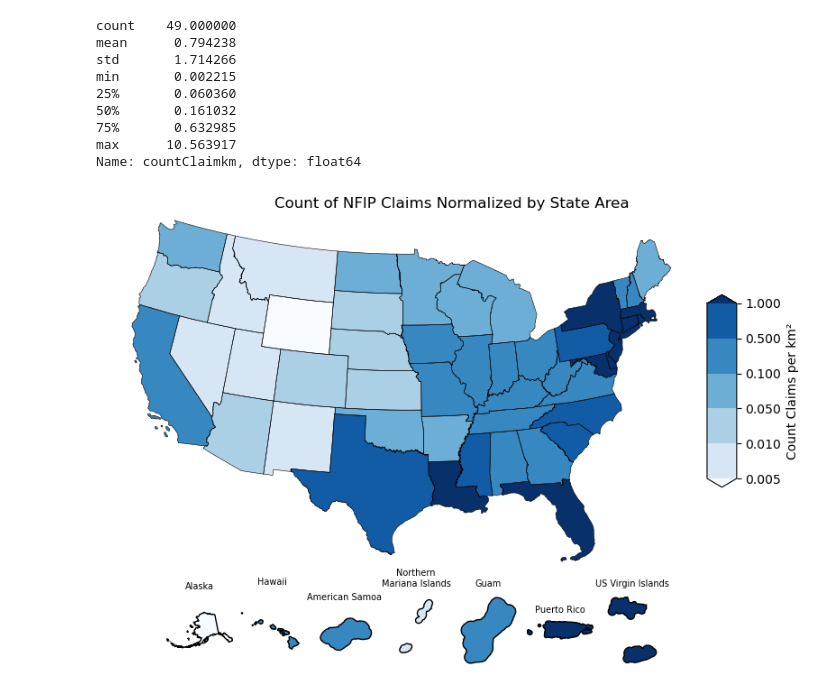
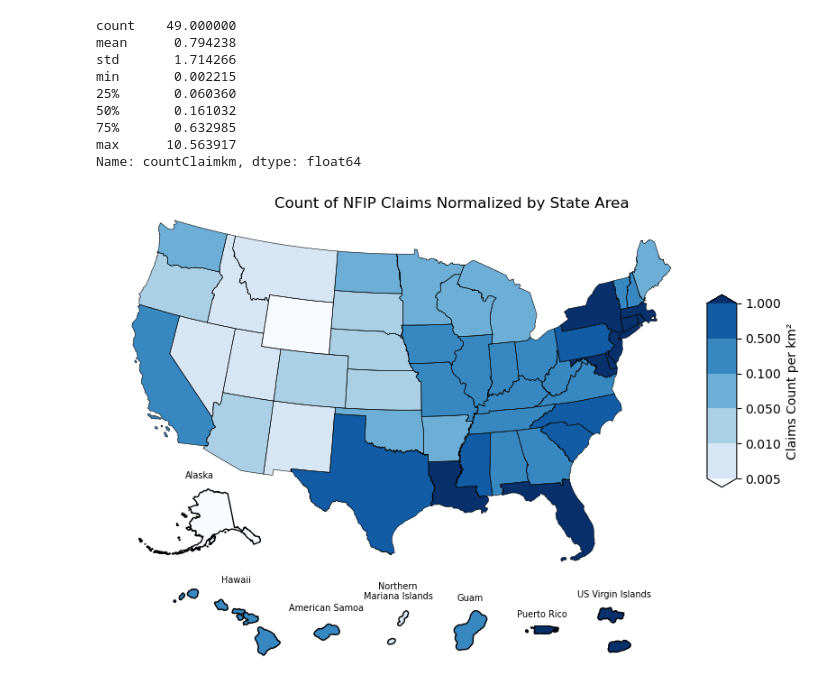
Before and after one commit to mebauer/duckdb-fema-nfip, a Jupyter notebook: figures.ipynb, the cells around one changed output. Saved outputs shown, nothing was run; the diff lists cells and outputs as text; code cells hidden in the pictures.

```diff
--- a/figures.ipynb
+++ b/figures.ipynb
@@ -785,13 +806,13 @@ conus_gdf.plot(
 )
 
 # add axes for non-conus states
-alaska = fig.add_axes([.10, 0.1, 0.1, 0.1])
-hawaii = fig.add_axes([.20, 0.1, 0.1, 0.1])
-ams = fig.add_axes([.30, 0.1, 0.1, 0.1])
-mp = fig.add_axes([.40, 0.1, 0.1, 0.1])
-gu = fig.add_axes([.50, 0.1, 0.1, 0.1])
-pr = fig.add_axes([.60, 0.1, 0.1, 0.1])
-vi = fig.add_axes([.70, 0.1, 0.1, 0.1])
+alaska = fig.add_axes([.05, 0.25, 0.2, 0.1])
+hawaii = fig.add_axes([.0, 0.1, 0.4, 0.15])
+ams = fig.add_axes([.30, 0.1, 0.05, 0.1])
+mp = fig.add_axes([.40, 0.1, 0.05, 0.1])
+gu = fig.add_axes([.50, 0.1, 0.05, 0.1])
+pr = fig.add_axes([.60, 0.1, 0.05, 0.1])
+vi = fig.add_axes([.70, 0.1, 0.05, 0.1])
 
 # function to plot non-conus states
 def plot_states(geoid, crs, ax, title):
@@ -811,33 +832,34 @@ def plot_states(geoid, crs, ax, title):
     )
 
 # plot non-conus states
 plot_states('02', 3338, alaska, 'Alaska')
 plot_states('15', 3760, hawaii, 'Hawaii')
 plot_states('60', 3102, ams, 'American Samoa')
 plot_states('69', 3993, mp, 'Northern\nMariana Islands')
 plot_states('66', 3993, gu, 'Guam')
 plot_states('72', 4326, pr, 'Puerto Rico')
 plot_states('78', 3991, vi, 'US Virgin Islands')
 
 # axis aesthetics
 ax.axis('off')
 ams.axis('off')
 ams.set_xlim(left=150_000, right=350_000)
 ams.set_ylim(bottom=250_000, top=375_000)
 gu.axis('off')
 mp.axis('off')
 mp.set_ylim(bottom=None, top=275_000)
 pr.axis('off')
 vi.axis('off')
 hawaii.axis('off')
-hawaii.set_xlim(50000)
+hawaii.set_xlim(700000)
 hawaii.set_ylim(bottom=None, top=1000000)
+hawaii.set_title('Hawaii', y=.7, fontsize=7)
 alaska.axis('off')
 
-cax.set_ylabel('Count Claims per km\u00B2')
+cax.set_ylabel('Claims Count per km\u00B2')
 
 fig.suptitle('Count of NFIP Claims Normalized by State Area', y=.75)
 fig.tight_layout()
 fig.savefig('figures/count-claims-norm-map.png', dpi=200, bbox_inches='tight')
 # %% [output]
-[figure, old version]
+[figure, new version]
```
Also changed, not shown: parts of 18 cells of this notebook, 4 other files.
